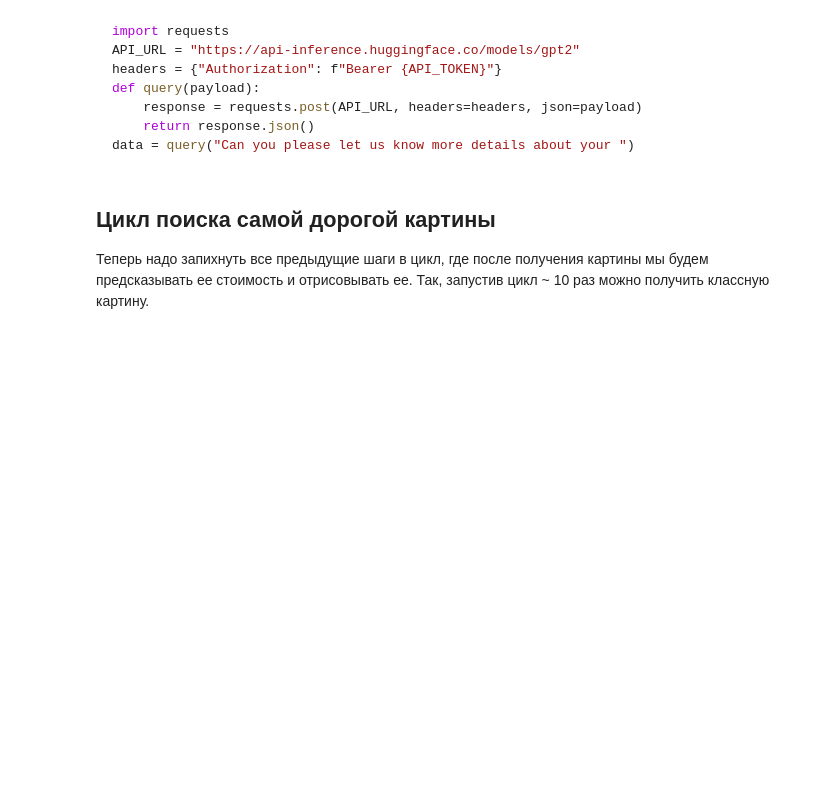
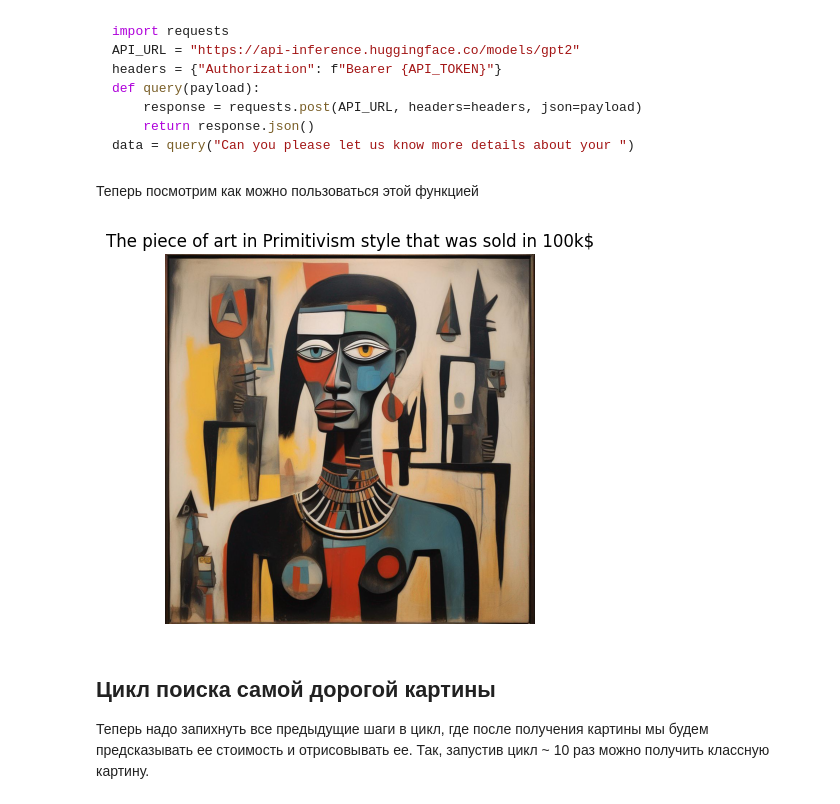
Before and after one commit to tikerlade/ml-art-spbsu-sirius-2024, a Jupyter notebook: day5.ipynb, the cells around one changed output. Drawn from its saved outputs; the diff is of its cells as text; code cells hidden in the pictures; blank space fills up the shorter version.

````diff
--- a/day5.ipynb
+++ b/day5.ipynb
@@ -18,4 +18,39 @@ def query(payload):
     return response.json()
 data = query("Can you please let us know more details about your ")
 ```
+# %%
+# Configuring the model which will be used & access to HuggingFace
+MODEL_NAME = "playgroundai/playground-v2-1024px-aesthetic"
+API_TOKEN = "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"
+
+API_URL = f"https://api-inference.huggingface.co/models/{MODEL_NAME}"
+headers = {"Authorization": "Bearer {API_TOKEN}"}
+# %%
+import requests
+import io
+from PIL import Image
+import matplotlib.pyplot as plt
+
+def query(prompt):
+    """
+    Function that queries HuggingFace model with given prompt
+    """
+    payload = {"inputs": prompt}
+    response = requests.post(API_URL, headers=headers, json=payload)
+    return response.content
+# %% [markdown]
+Теперь посмотрим как можно пользоваться этой функцией
+# %%
+# Querying model using API call & decode image
+prompt = "The piece of art in Primitivism style that was sold in 100k$"
+image_bytes = query(prompt)
+image = Image.open(io.BytesIO(image_bytes))
+
+# Show image itself
+plt.imshow(image)
+plt.title(prompt)
+plt.axis('off')
+plt.show()
+# %% [output]
+[figure, added]
 # %%
````
Also changed, not shown: parts of 4 cells of this notebook.
